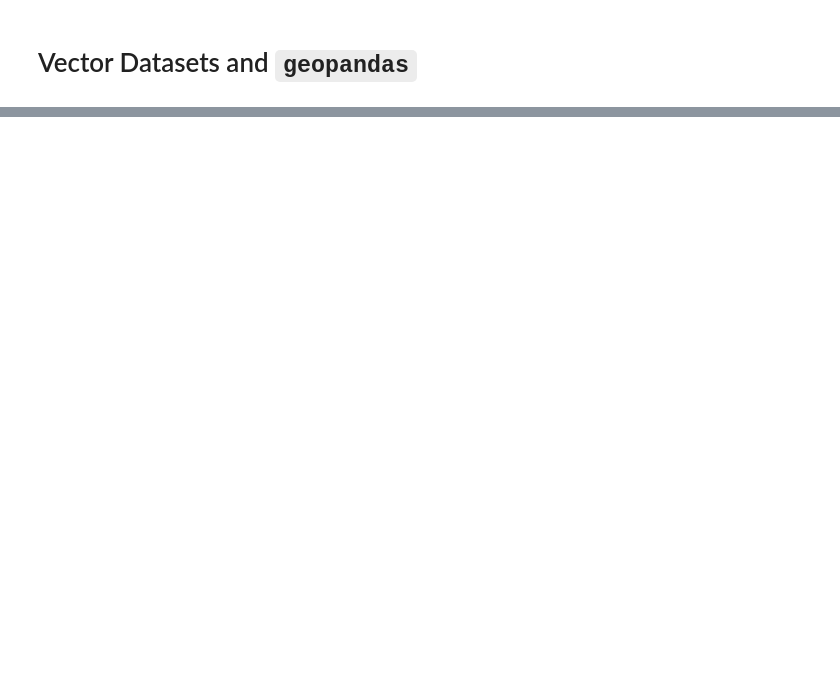
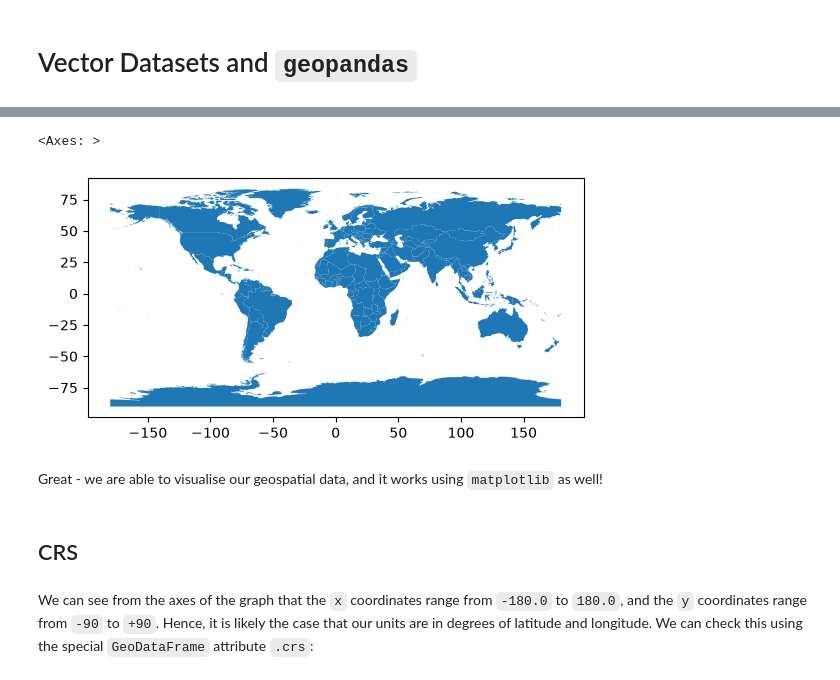
Before and after one commit to trchudley/geospatial-scientific-computing, a Jupyter notebook: week/03/02-geopandas.ipynb, the cells around one changed output, grey strips where cells are left out. Saved outputs shown, nothing was run; the diff lists cells and outputs as text; code cells hidden in the pictures; blank space fills up the shorter version.

```diff
--- a/week/03/02-geopandas.ipynb
+++ b/week/03/02-geopandas.ipynb
@@ -89,0 +20,7 @@ Name: MAX_AREAKM, dtype: float64
+# %%
+filepath = 'nat_earth_countries.gpkg'
+
+# By convention, we use the variable name `gdf` to refer to a GeoDataFrame.
+countries_gdf = gpd.read_file(filepath)
+
+countries_gdf.set_index('ADMIN', inplace=True)
@@ -89,0 +50,11 @@ Name: MAX_AREAKM, dtype: float64
+# %%
+countries_gdf.plot()
+# %% [output]
+<Axes: >
+[figure, added]
+# %% [markdown]
+Great - we are able to visualise our geospatial data, and it works using `matplotlib` as well!
+# %% [markdown]
+## CRS
+# %% [markdown]
+We can see from the axes of the graph that the `x` coordinates range from `-180.0` to `180.0`, and the `y` coordinates range from `-90` to `+90`. Hence, it is likely the case that our units are in degrees of latitude and longitude. We can check this using the special `GeoDataFrame` attribute `.crs`:
```
Also changed, not shown: parts of 59 cells of this notebook, 14 other files.
